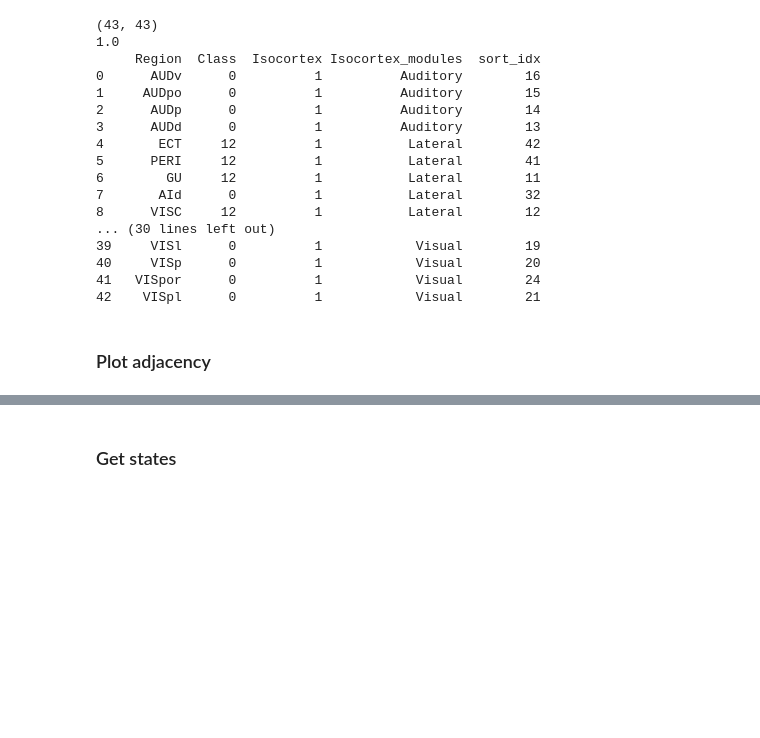
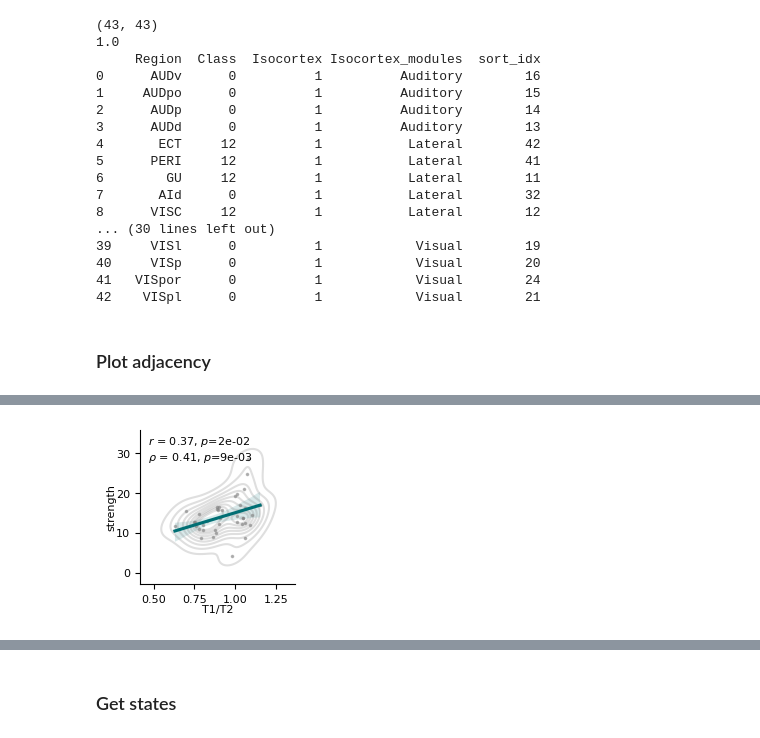
Before and after one commit to LindenParkesLab/nct_xr, a Jupyter notebook: scripts/process_mouse.ipynb, the cells around one changed output, grey strips where cells are left out. Saved outputs shown, nothing was run; the diff lists cells and outputs as text; code cells hidden in the pictures; blank space fills up the shorter version.

```diff
--- a/scripts/process_mouse.ipynb
+++ b/scripts/process_mouse.ipynb
@@ -173,0 +188,6 @@ print(region_class)
+# %%
+f, ax = plt.subplots(1, 1, figsize=(2, 2))
+nan_mask = np.isnan(region_class['T1T2'])
+reg_plot(region_class['T1T2'][~nan_mask], A.sum(axis=0)[~nan_mask], xlabel='T1/T2', ylabel='strength', ax=ax, annotate='both')
+# %% [output]
+[figure, added]
```
Also changed, not shown: parts of 15 cells of this notebook.
